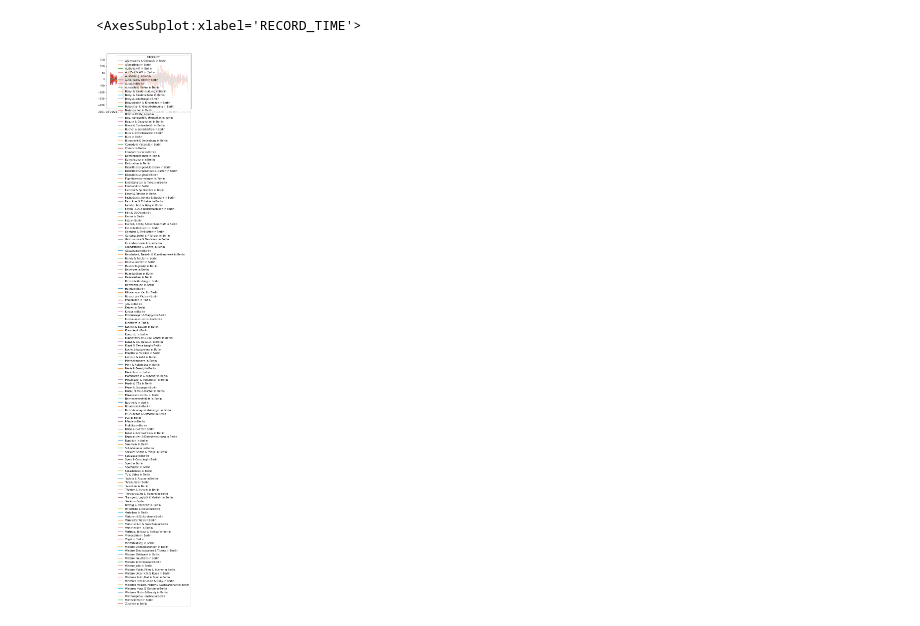
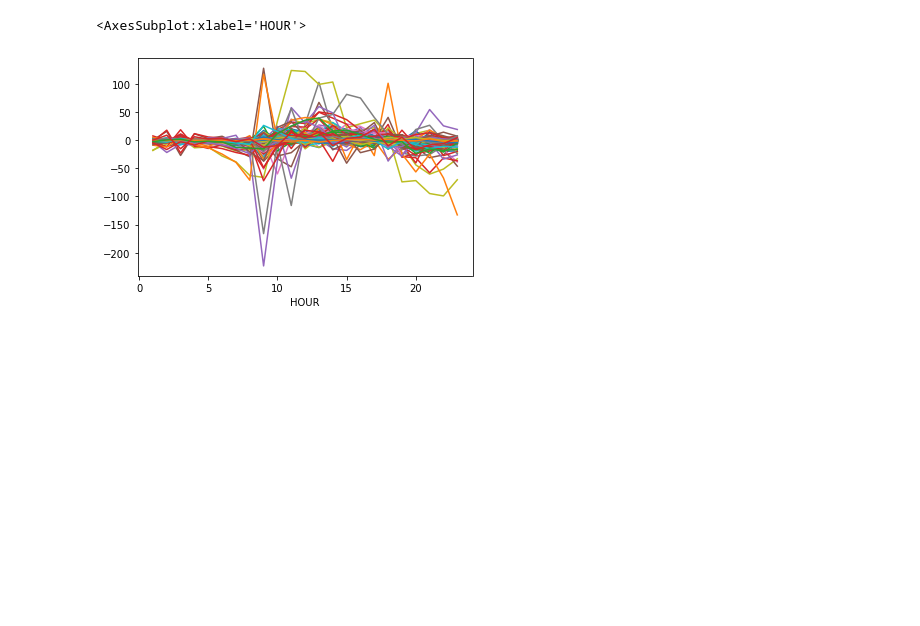
Before and after one commit to carbonleakage/UsedObjects, a Jupyter notebook: eBay_Detailed.ipynb, the cells around one changed output. Saved outputs shown, nothing was run; the diff lists cells and outputs as text; code cells hidden in the pictures; blank space fills up the shorter version.

```diff
--- a/eBay_Detailed.ipynb
+++ b/eBay_Detailed.ipynb
@@ -25,7 +9,10 @@ df
+# %%
+df["RECORD_TIME"] = pd.to_datetime(df["RECORD_TIME"])
+df['HOUR'] = df["RECORD_TIME"].dt.hour
 # %%
-df_pivot = df.pivot_table(index = "RECORD_TIME", columns = "PRODUCT", values = "LISTING_COUNT", aggfunc = "sum")
+df_pivot = df.pivot_table(index = "HOUR", columns = "PRODUCT", values = "LISTING_COUNT", aggfunc = "mean")
 # %%
-df_pivot.diff().plot()
+df_pivot.diff().plot(legend=False)
 # %% [output]
-<AxesSubplot:xlabel='RECORD_TIME'>
+<AxesSubplot:xlabel='HOUR'>
-[figure, old version]
+[figure, new version]
```
Also changed, not shown: parts of 1 cell of this notebook, 2 other files.
